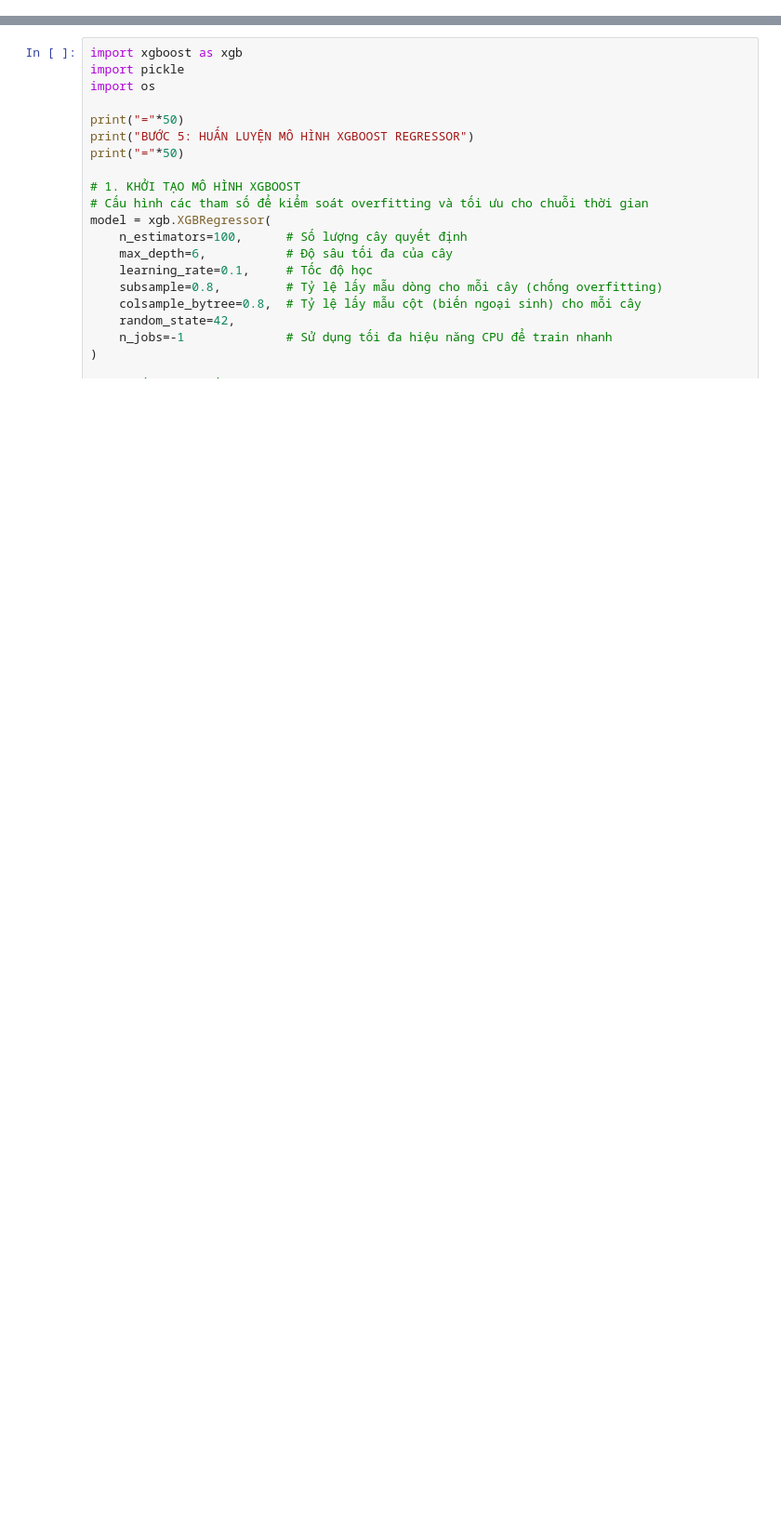
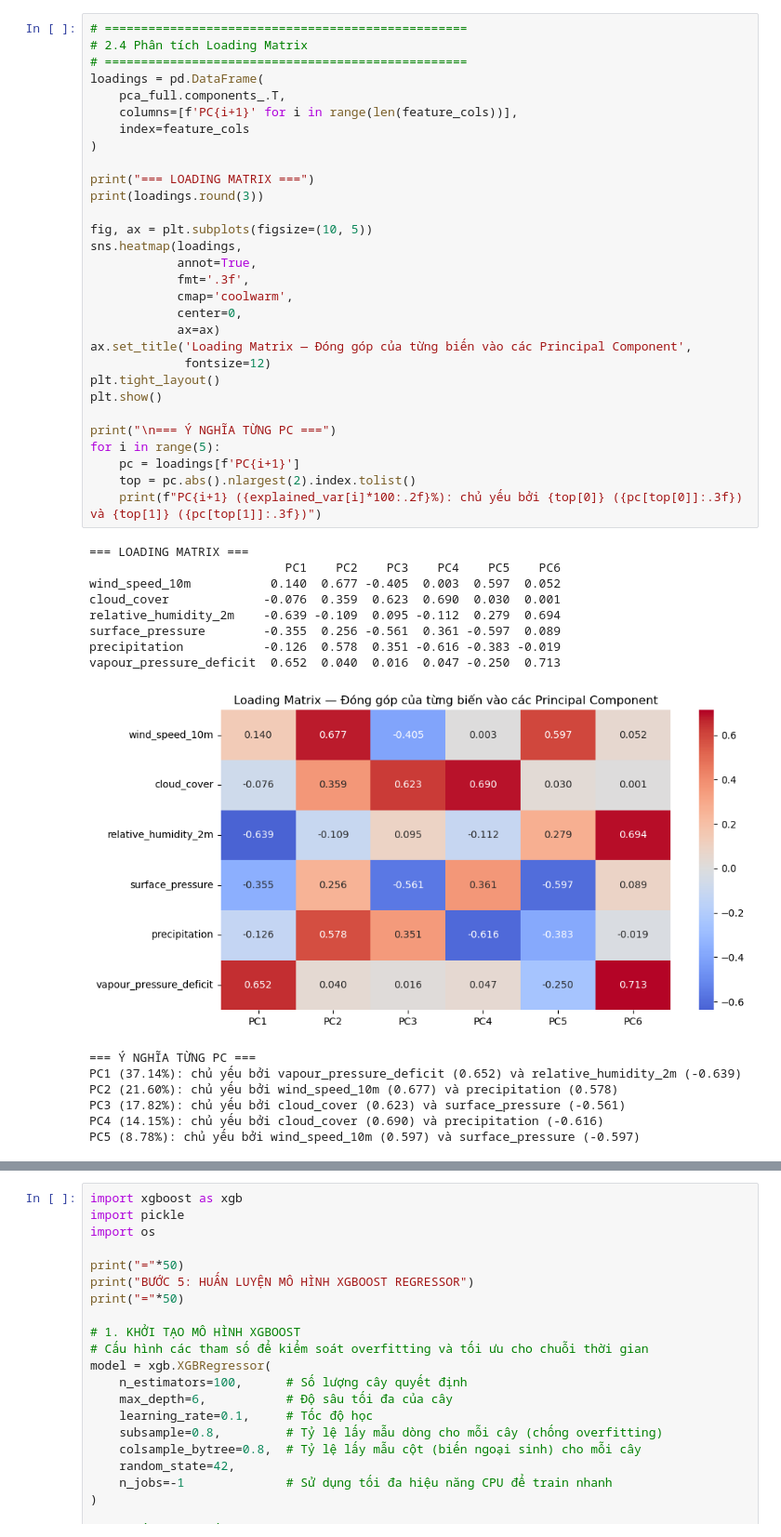
Before and after one commit to meowmeow-uwu/temperature-predictation, a Jupyter notebook: 4_training.ipynb, the cells around one changed output, grey strips where cells are left out. Shown at 93% size. Drawn from its saved outputs; the diff is of its cells as text; blank space fills up the shorter version.

```diff
--- a/4_training.ipynb
+++ b/4_training.ipynb
@@ -893,0 +252,46 @@ plt.show()
+# %%
+# ==================================================
+# 2.4 Phân tích Loading Matrix
+# ==================================================
+loadings = pd.DataFrame(
+    pca_full.components_.T,
+    columns=[f'PC{i+1}' for i in range(len(feature_cols))],
+    index=feature_cols
+)
+
+print("=== LOADING MATRIX ===")
+print(loadings.round(3))
+
+fig, ax = plt.subplots(figsize=(10, 5))
+sns.heatmap(loadings,
+            annot=True,
+            fmt='.3f',
+            cmap='coolwarm',
+            center=0,
+            ax=ax)
+ax.set_title('Loading Matrix — Đóng góp của từng biến vào các Principal Component',
+             fontsize=12)
+plt.tight_layout()
+plt.show()
+
+print("\n=== Ý NGHĨA TỪNG PC ===")
+for i in range(5):
+    pc = loadings[f'PC{i+1}']
+    top = pc.abs().nlargest(2).index.tolist()
+    print(f"PC{i+1} ({explained_var[i]*100:.2f}%): chủ yếu bởi {top[0]} ({pc[top[0]]:.3f}) và {top[1]} ({pc[top[1]]:.3f})")
+# %% [output]
+=== LOADING MATRIX ===
+                           PC1    PC2    PC3    PC4    PC5    PC6
+wind_speed_10m           0.140  0.677 -0.405  0.003  0.597  0.052
+cloud_cover             -0.076  0.359  0.623  0.690  0.030  0.001
+relative_humidity_2m    -0.639 -0.109  0.095 -0.112  0.279  0.694
+surface_pressure        -0.355  0.256 -0.561  0.361 -0.597  0.089
+precipitation           -0.126  0.578  0.351 -0.616 -0.383 -0.019
+vapour_pressure_deficit  0.652  0.040  0.016  0.047 -0.250  0.713
+[figure, added]
+=== Ý NGHĨA TỪNG PC ===
+PC1 (37.14%): chủ yếu bởi vapour_pressure_deficit (0.652) và relative_humidity_2m (-0.639)
+PC2 (21.60%): chủ yếu bởi wind_speed_10m (0.677) và precipitation (0.578)
+PC3 (17.82%): chủ yếu bởi cloud_cover (0.623) và surface_pressure (-0.561)
+PC4 (14.15%): chủ yếu bởi cloud_cover (0.690) và precipitation (-0.616)
+PC5 (8.78%): chủ yếu bởi wind_speed_10m (0.597) và surface_pressure (-0.597)
```
Also changed, not shown: parts of 79 cells of this notebook, 3 other files.
